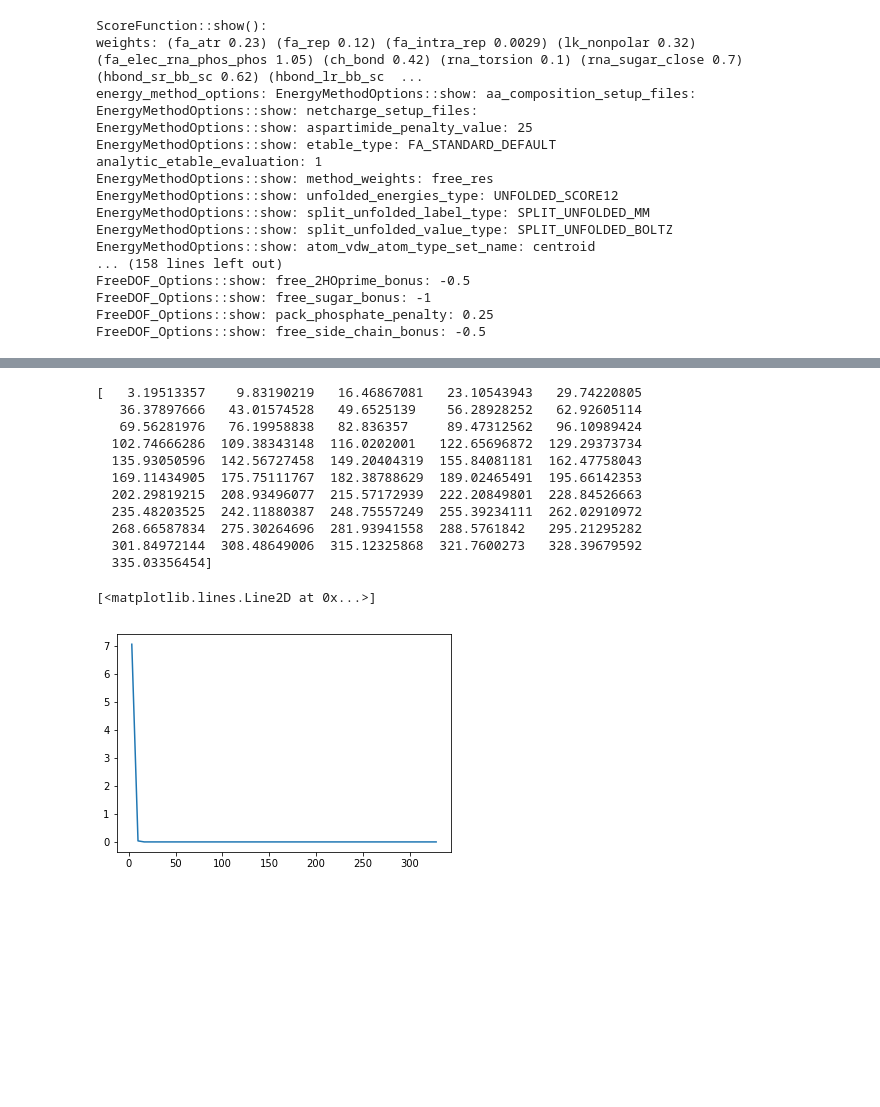
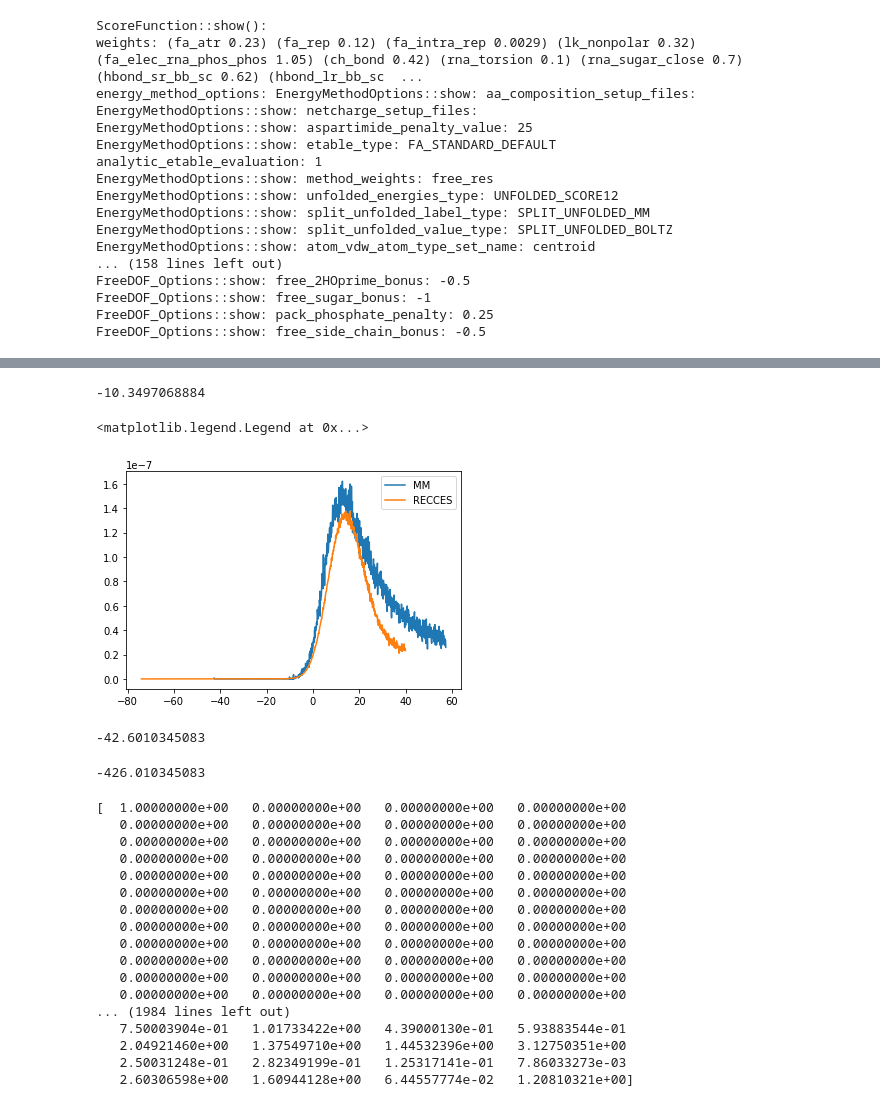
Before and after one commit to maa805/mining-minima, a Jupyter notebook: mining_minima_nucleic_acids.ipynb, the cells around one changed output, grey strips where cells are left out. Cells and saved outputs as stored; diff of their text form; code cells hidden in the pictures; blank space fills up the shorter version.

```diff
--- a/mining_minima_nucleic_acids.ipynb
+++ b/mining_minima_nucleic_acids.ipynb
@@ -693,0 +666,12 @@ print energies
+# %%
+def mm_energy(pose, delta, dof_dict, sf):
+
+    temp = Pose()
+    temp.assign(pose)
+
+    for key, val in enumerate(delta):
+
+        if key > len(dofs)/2 -2: key += 5
+        temp.set_torsion(dof_dict[key], pose.torsion(dof_dict[key]) + 0.5*(val*180./np.pi)**2)
+
+    return sf(temp)
@@ -694,19 +745,38 @@ print energies
+# %%
+0
+plt.plot(r[:1000]+E_avg, g[:1000]/50000/torsion_volume(seq1, seq2))
+print -scipy.special.logsumexp(-r, b=g) - np.log(torsion_volume(seq1, seq2))
+plt.plot(hist._dos_scores[260:1400], hist._dos[260:1400])
+plt.legend(('MM', 'RECCES'))
+# %% [output]
+-10.3497068884
+<matplotlib.legend.Legend at 0x...>
+[figure, added]
+# %%
+print scorefxn(minimum)
+# %% [output]
+-42.6010345083
+# %%
+print scorefxn(minimum) / 0.1
+# %% [output]
+-426.010345083
 # %%
-print bins
+print g
 # %% [output]
-[   3.19513357    9.83190219   16.46867081   23.10543943   29.74220805
-   36.37897666   43.01574528   49.6525139    56.28928252   62.92605114
-   69.56281976   76.19958838   82.836357     89.47312562   96.10989424
-  102.74666286  109.38343148  116.0202001   122.65696872  129.29373734
-  135.93050596  142.56727458  149.20404319  155.84081181  162.47758043
-  169.11434905  175.75111767  182.38788629  189.02465491  195.66142353
-  202.29819215  208.93496077  215.57172939  222.20849801  228.84526663
-  235.48203525  242.11880387  248.75557249  255.39234111  262.02910972
-  268.66587834  275.30264696  281.93941558  288.5761842   295.21295282
-  301.84972144  308.48649006  315.12325868  321.7600273   328.39679592
-  335.03356454]
+[  1.00000000e+00   0.00000000e+00   0.00000000e+00   0.00000000e+00
+   0.00000000e+00   0.00000000e+00   0.00000000e+00   0.00000000e+00
+   0.00000000e+00   0.00000000e+00   0.00000000e+00   0.00000000e+00
+   0.00000000e+00   0.00000000e+00   0.00000000e+00   0.00000000e+00
+   0.00000000e+00   0.00000000e+00   0.00000000e+00   0.00000000e+00
+   0.00000000e+00   0.00000000e+00   0.00000000e+00   0.00000000e+00
+   0.00000000e+00   0.00000000e+00   0.00000000e+00   0.00000000e+00
+   0.00000000e+00   0.00000000e+00   0.00000000e+00   0.00000000e+00
+   0.00000000e+00   0.00000000e+00   0.00000000e+00   0.00000000e+00
+   0.00000000e+00   0.00000000e+00   0.00000000e+00   0.00000000e+00
+   0.00000000e+00   0.00000000e+00   0.00000000e+00   0.00000000e+00
+   0.00000000e+00   0.00000000e+00   0.00000000e+00   0.00000000e+00
+... (1984 lines left out)
+   7.50003904e-01   1.01733422e+00   4.39000130e-01   5.93883544e-01
+   2.04921460e+00   1.37549710e+00   1.44532396e+00   3.12750351e+00
+   2.50031248e-01   2.82349199e-01   1.25317141e-01   7.86033273e-03
+   2.60306598e+00   1.60944128e+00   6.44557774e-02   1.20810321e+00]
-# %%
-plt.plot(bins[:-1], n*np.exp(-bins[:-1]))
-# %% [output]
-[<matplotlib.lines.Line2D at 0x...>]
-[figure, removed]
```
Also changed, not shown: parts of 39 cells of this notebook.
